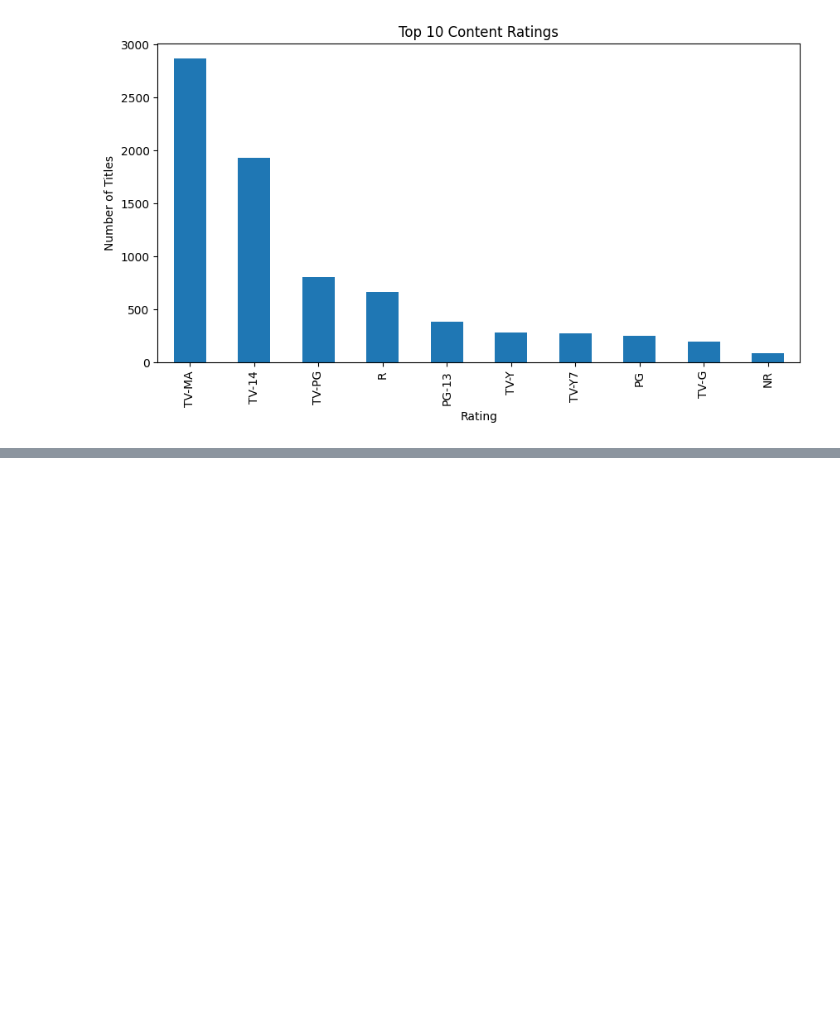
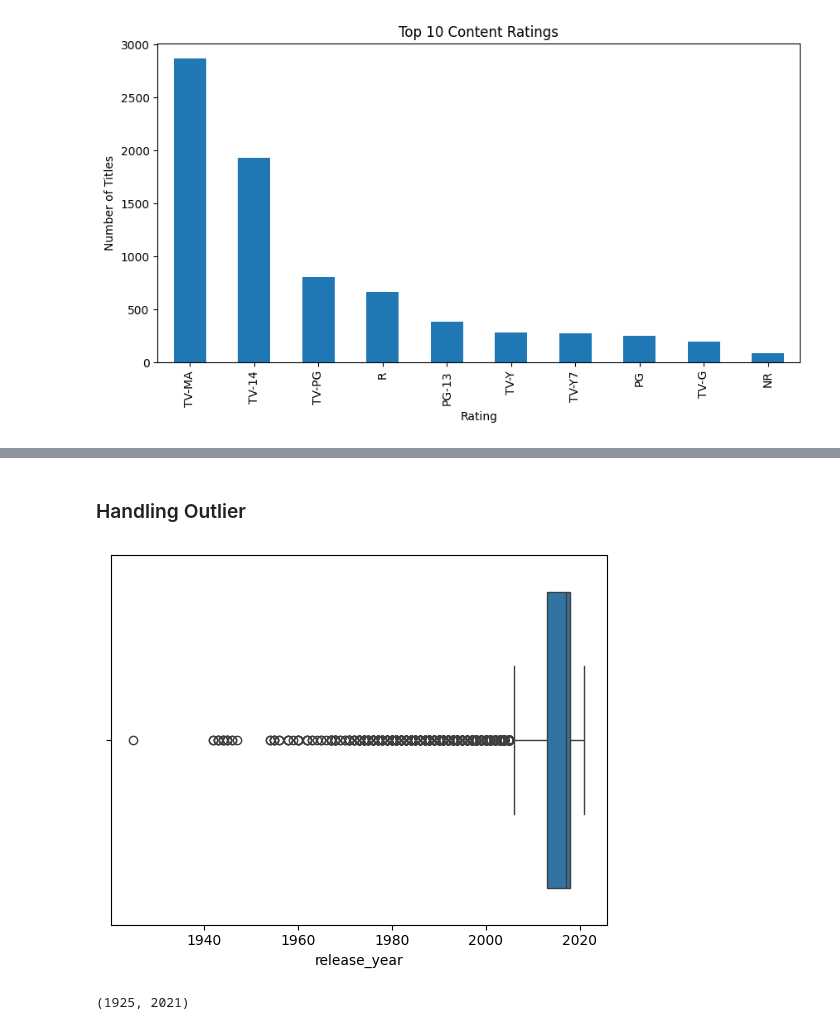
Before and after one commit to neha-dhananju/Netflix_project, a Jupyter notebook: notebooks/research.ipynb, the cells around one changed output, grey strips where cells are left out. Saved outputs shown, nothing was run; the diff lists cells and outputs as text; code cells hidden in the pictures; blank space fills up the shorter version.

```diff
--- a/notebooks/research.ipynb
+++ b/notebooks/research.ipynb
@@ -327,19 +267,3 @@ plt.ylabel('Country')
 plt.show()
 # %% [output]
 [figure]
-# %%
-# Convert 'date_added' to datetime safely (handle errors)
-data['date_added'] = pd.to_datetime(data['date_added'], errors='coerce')
-
-# Extract year from 'date_added'
-data['year_added'] = data['date_added'].dt.year
-
-# Plot the number of titles added per year
-data['year_added'].value_counts().sort_index().plot(kind='bar', figsize=(12,6), color='skyblue')
-plt.title('Content Added per Year')
-plt.xlabel('Year')
-plt.ylabel('Number of Titles Added')
-plt.xticks(rotation=45)
-plt.grid(axis='y')
-plt.tight_layout()
-plt.show()
@@ -348,10 +269,0 @@ plt.show()
-# %%
-data['year_added'] = data['date_added'].dt.year
-
-plt.figure(figsize=(12, 6))
-sns.countplot(x='year_added', hue='type', data=data)
-plt.title('Movies vs TV Shows Over the Years')
-plt.xlabel('Year Added')
-plt.ylabel('Count')
-plt.xticks(rotation=45)
-plt.show()
@@ -413,0 +340,12 @@ plt.show()
+# %% [markdown]
+### Handling Outlier
+# %%
+
+sns.boxplot(x=data['release_year'])
+plt.show()
+
+# Check extreme years
+data['release_year'].min(), data['release_year'].max()
+# %% [output]
+[figure, added]
+(1925, 2021)
```
Also changed, not shown: parts of 29 cells of this notebook.
